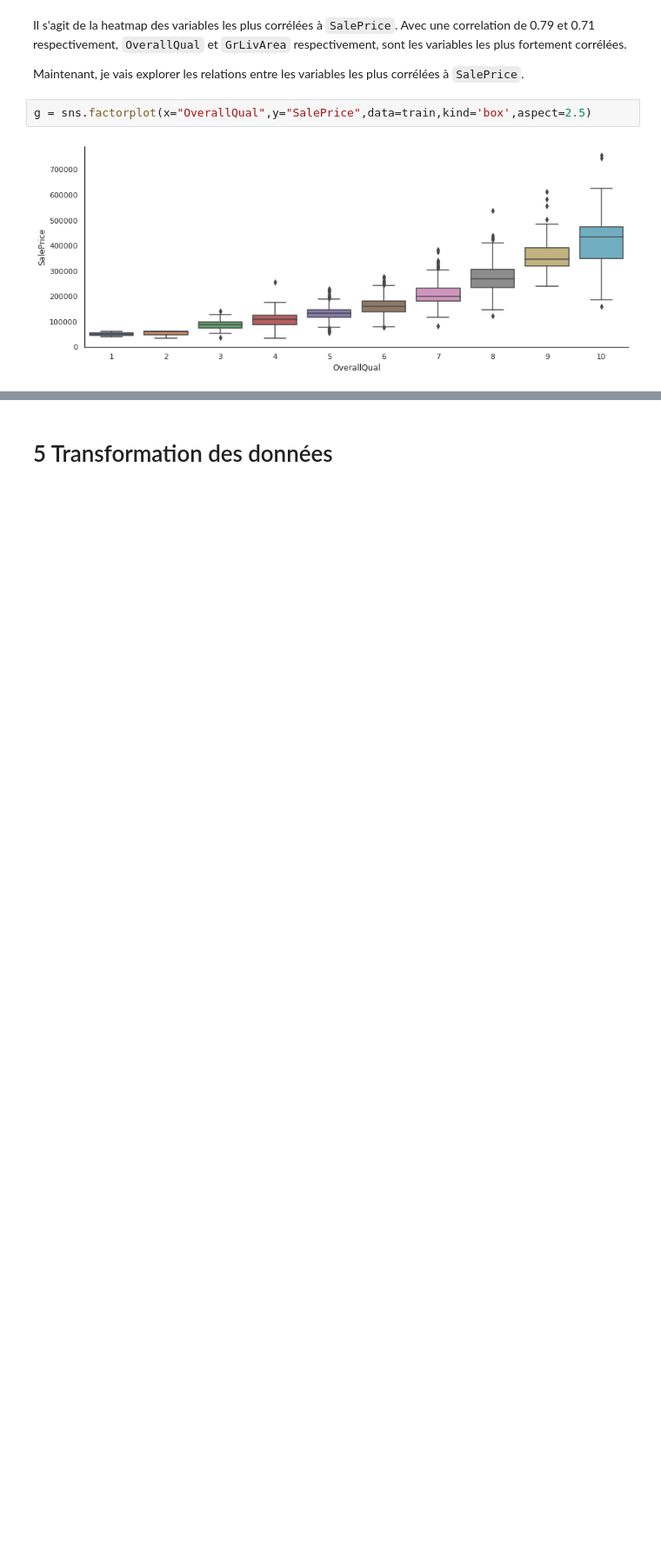
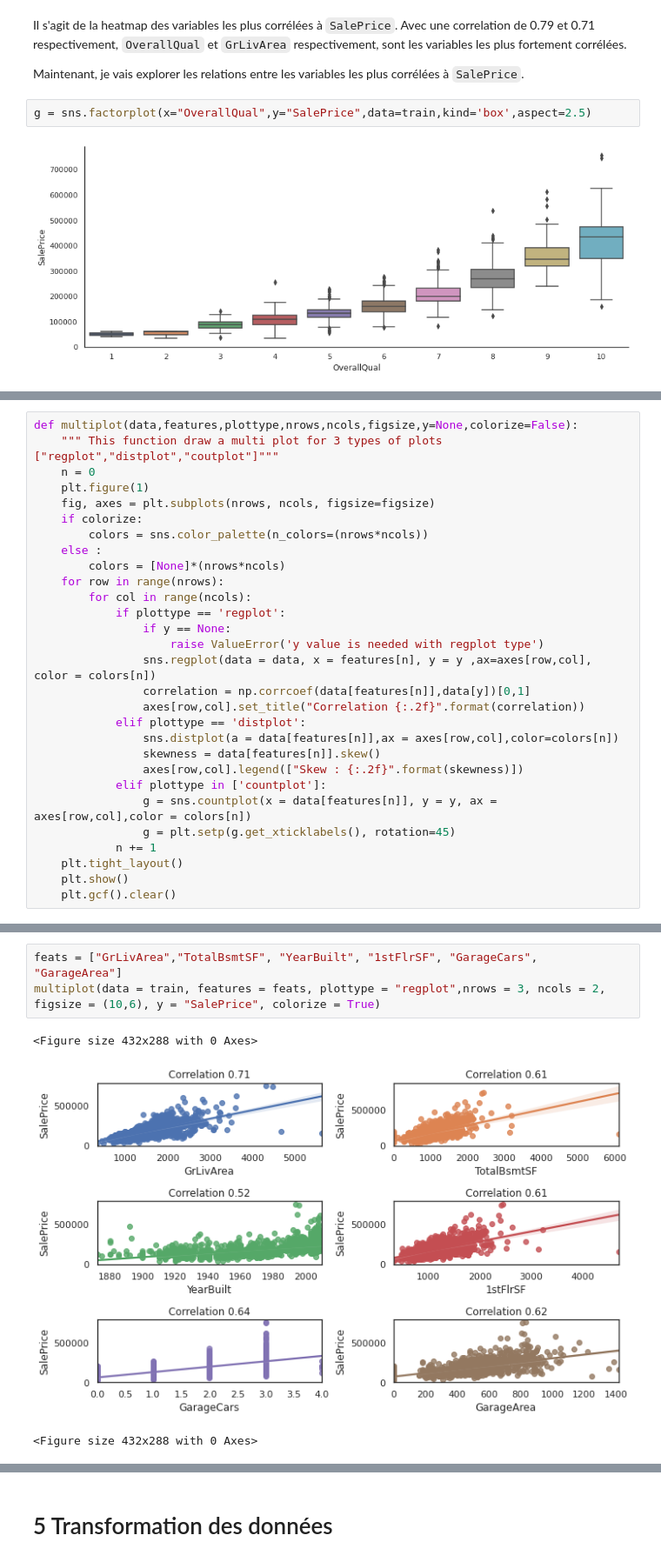
Before and after one commit to Grelot/machine_learning_demo, a Jupyter notebook: house_prices_advanced_regression_techiques.ipynb, the cells around one changed output, grey strips where cells are left out. Shown at 87% size. Saved outputs shown, nothing was run; the diff lists cells and outputs as text; blank space fills up the shorter version.

Commit message:
part4 house prices

```diff
--- a/house_prices_advanced_regression_techiques.ipynb
+++ b/house_prices_advanced_regression_techiques.ipynb
@@ -154,0 +155,29 @@ l
+# %%
+def multiplot(data,features,plottype,nrows,ncols,figsize,y=None,colorize=False):
+    """ This function draw a multi plot for 3 types of plots ["regplot","distplot","coutplot"]"""
+    n = 0
+    plt.figure(1)
+    fig, axes = plt.subplots(nrows, ncols, figsize=figsize)
+    if colorize:
+        colors = sns.color_palette(n_colors=(nrows*ncols))
+    else :
+        colors = [None]*(nrows*ncols)
+    for row in range(nrows):
+        for col in range(ncols):
+            if plottype == 'regplot':
+                if y == None:
+                    raise ValueError('y value is needed with regplot type')
+                sns.regplot(data = data, x = features[n], y = y ,ax=axes[row,col], color = colors[n])
+                correlation = np.corrcoef(data[features[n]],data[y])[0,1]
+                axes[row,col].set_title("Correlation {:.2f}".format(correlation))
+            elif plottype == 'distplot':
+                sns.distplot(a = data[features[n]],ax = axes[row,col],color=colors[n])
+                skewness = data[features[n]].skew()
+                axes[row,col].legend(["Skew : {:.2f}".format(skewness)])
+            elif plottype in ['countplot']:
+                g = sns.countplot(x = data[features[n]], y = y, ax = axes[row,col],color = colors[n])
+                g = plt.setp(g.get_xticklabels(), rotation=45)
+            n += 1
+    plt.tight_layout()
+    plt.show()
+    plt.gcf().clear()
@@ -154,0 +191,7 @@ l
+# %%
+feats = ["GrLivArea","TotalBsmtSF", "YearBuilt", "1stFlrSF", "GarageCars", "GarageArea"]
+multiplot(data = train, features = feats, plottype = "regplot",nrows = 3, ncols = 2, figsize = (10,6), y = "SalePrice", colorize = True)
+# %% [output]
+<Figure size 432x288 with 0 Axes>
+[figure, added]
+<Figure size 432x288 with 0 Axes>
```
Also changed, not shown: parts of 25 cells of this notebook, 1 other file.
